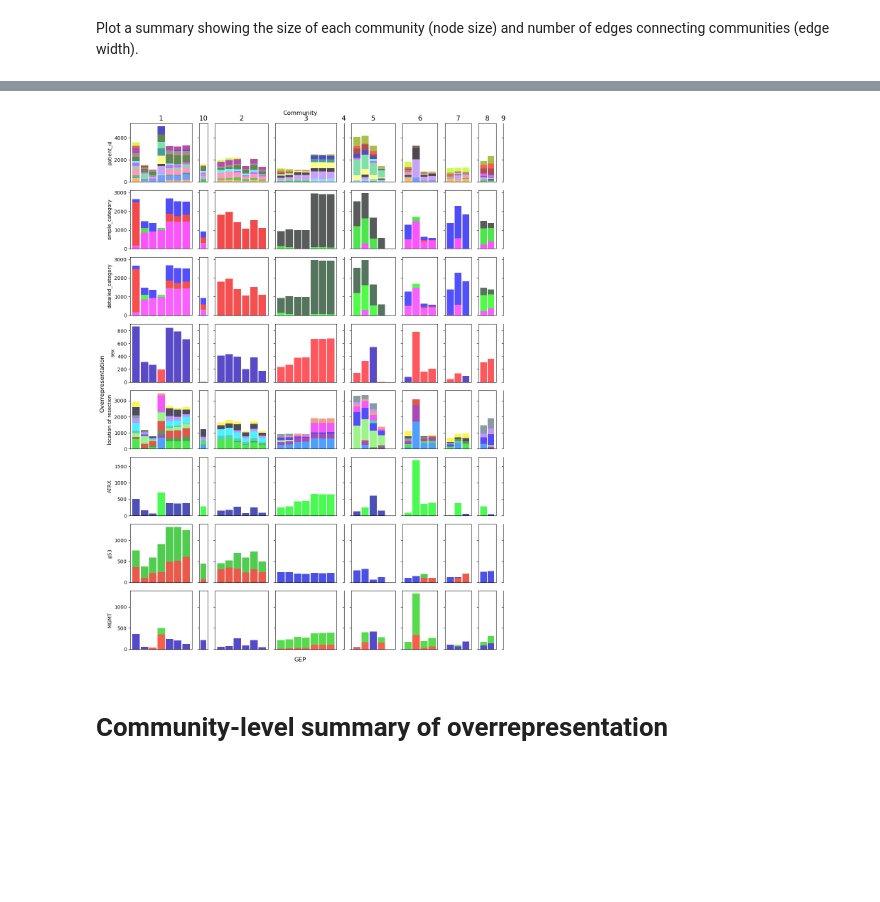
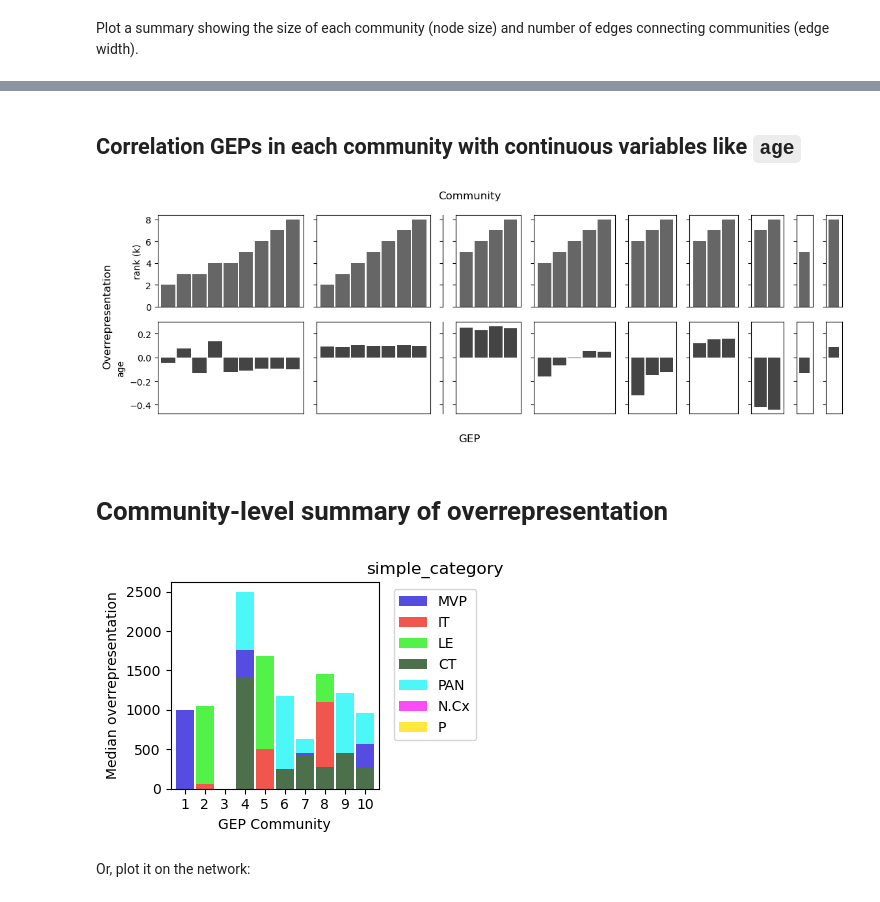
Before and after one commit to MorrissyLab/mosaicMPI, a Jupyter notebook: example/tutorial.ipynb, the cells around one changed output, grey strips where cells are left out. Saved outputs shown, nothing was run; the diff lists cells and outputs as text; code cells hidden in the pictures; blank space fills up the shorter version.

```diff
--- a/example/tutorial.ipynb
+++ b/example/tutorial.ipynb
@@ -343,6 +362,14 @@ fig = cn.plots.plot_community_usage_heatmap(snsmap, colors)
+# %% [markdown]
+## Correlation GEPs in each community with continuous variables like `age`
 # %%
-fig = cn.plot_overrepresentation_geps_bar(snsmap, colors, dataset_name="Diamandis")
+fig = cn.plot_metadata_correlation_gep_bar(snsmap, colors, dataset_name="Diamandis")
 # %% [output]
-[figure, old version]
+[figure, new version]
 # %% [markdown]
 # Community-level summary of overrepresentation
+# %%
+fig = cn.plot_overrepresentation_community_bar(snsmap, colors, layer="simple_category", subset_datasets="Diamandis")
+# %% [output]
+[figure, added]
+# %% [markdown]
+Or, plot it on the network:
```
Also changed, not shown: parts of 35 cells of this notebook, 10 other files.
